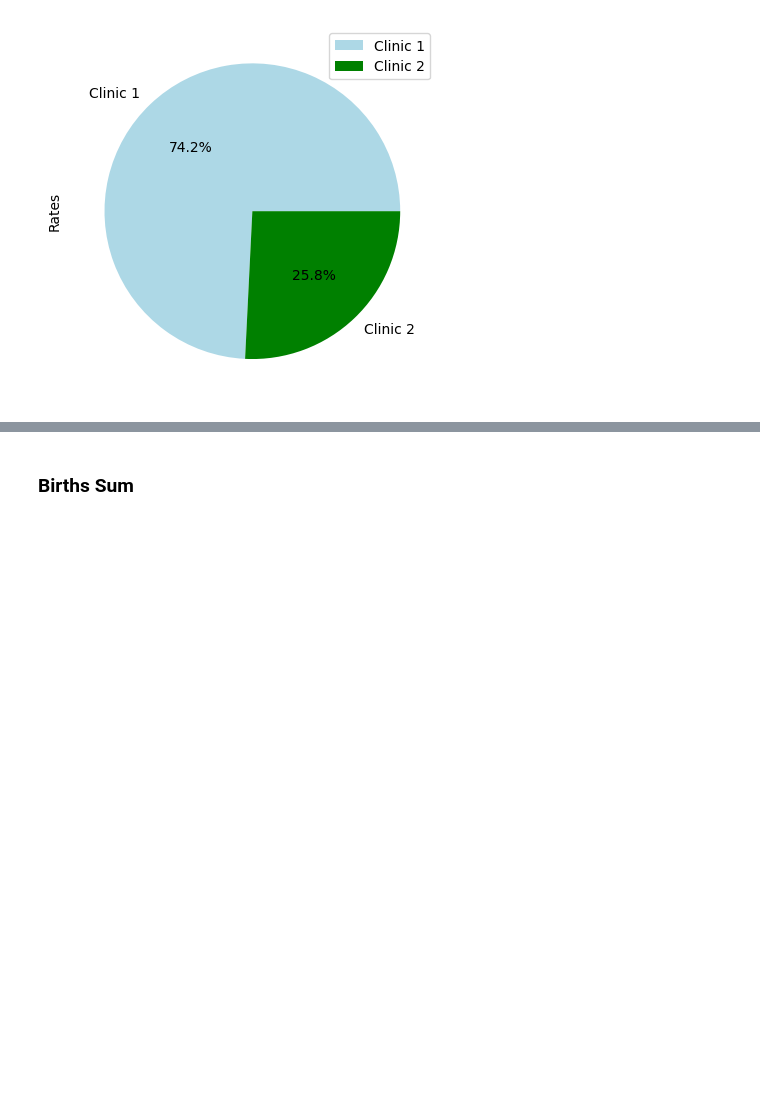
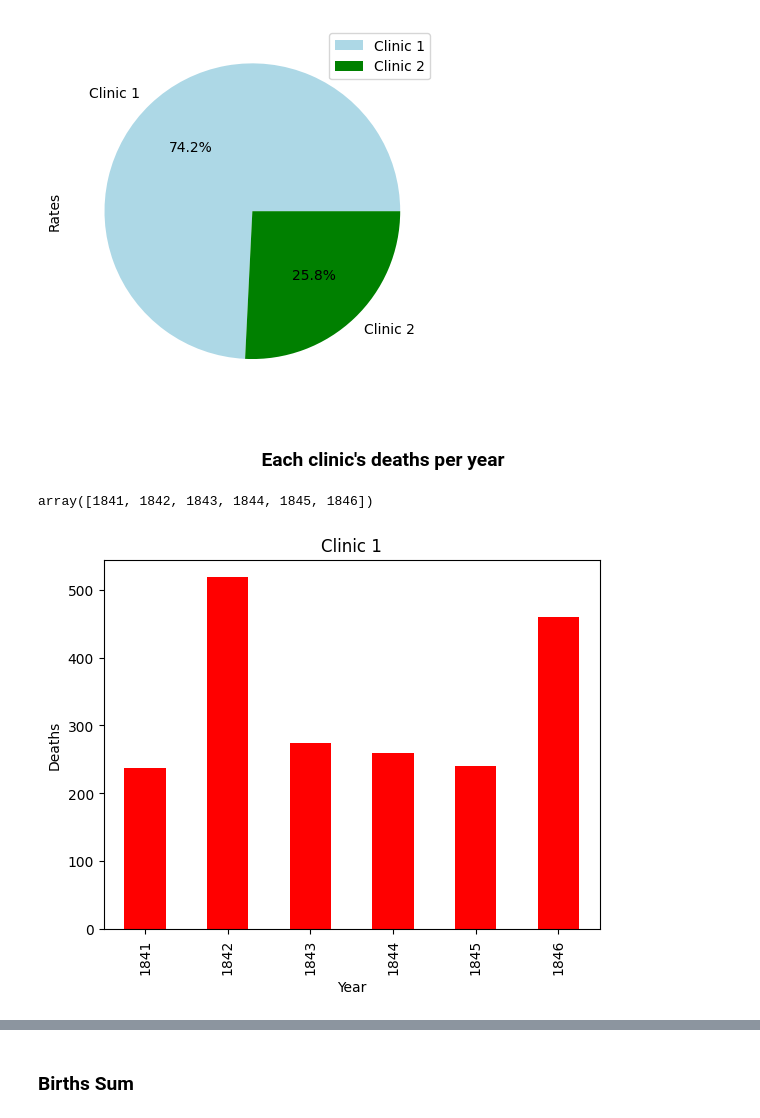
Before and after one commit to tomasfigueroaruesjas/the-effects-of-handwashing, a Jupyter notebook: Untitled.ipynb, the cells around one changed output, grey strips where cells are left out. Cells and saved outputs as stored; diff of their text form; code cells hidden in the pictures; blank space fills up the shorter version.

Commit message:
means por anio, before y after handwashing, deaths por anio yearly_deaths

```diff
--- a/Untitled.ipynb
+++ b/Untitled.ipynb
@@ -134,3 +134,13 @@ rate
 | Clinic 1 | 74.216418 |
 | Clinic 2 | 25.783582 |
 [figure]
+# %% [markdown]
+### <center> Each clinic's deaths per year </center>
+# %%
+ax = yearly_deaths[mask].deaths.plot(kind='bar', color='red', xlabel='Year', ylabel='Deaths', title='Clinic 1')
+labels = yearly_deaths['year'].unique()
+ax.set_xticklabels(labels)
+labels
+# %% [output]
+array([1841, 1842, 1843, 1844, 1845, 1846])
+[figure, added]
```
Also changed, not shown: parts of 18 cells of this notebook.
